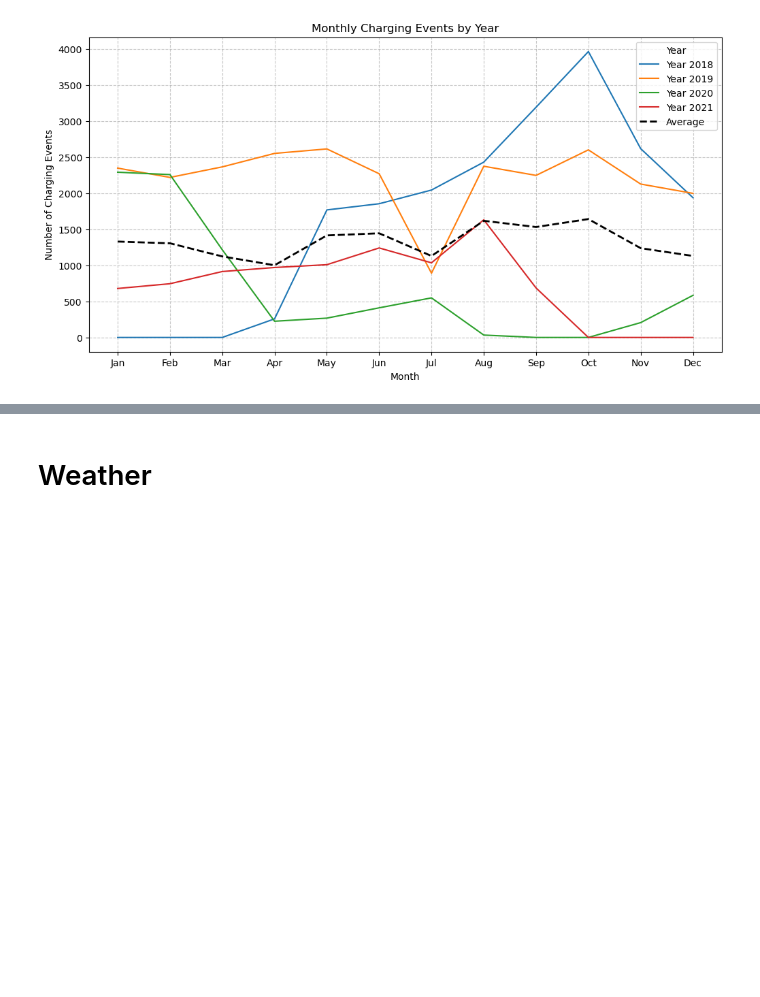
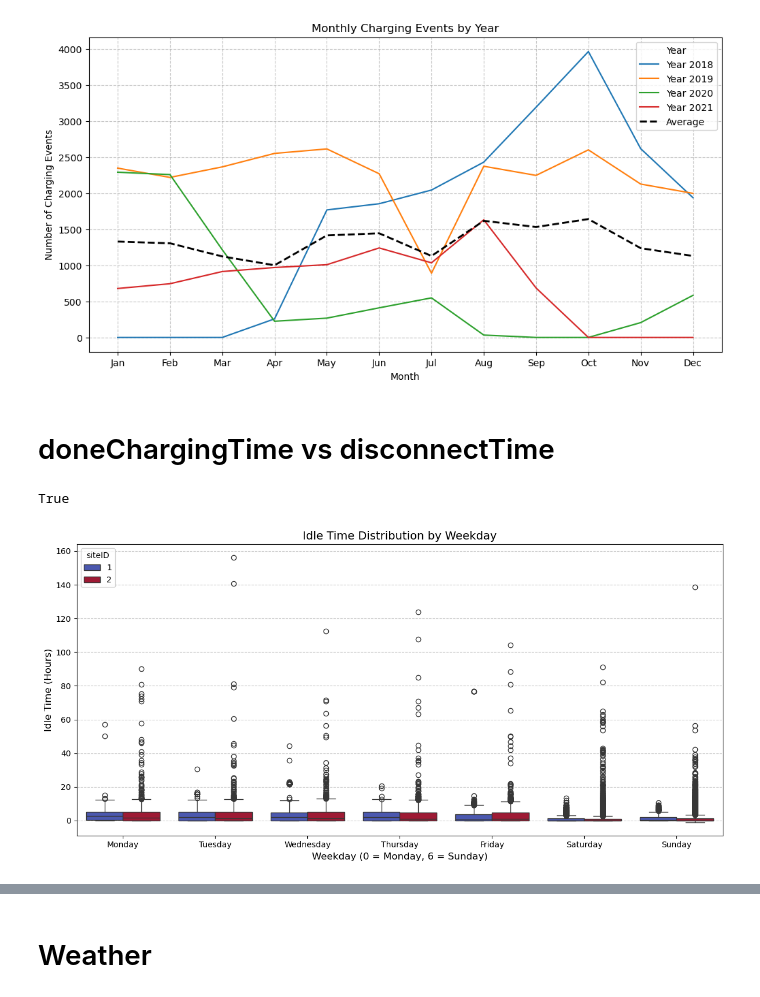
Before and after one commit to Vigro08/AA-Team-Assignment, a Jupyter notebook: Tasks/02_Descriptive_Analysis.ipynb, the cells around one changed output, grey strips where cells are left out. Drawn from its saved outputs; the diff is of its cells as text; code cells hidden in the pictures; blank space fills up the shorter version.

Commit message:
Task 2: Add Visualizations of Utilization plots for UserInput parameters and charging time;  Plot charging sessions per hour between sites

```diff
--- a/Tasks/02_Descriptive_Analysis.ipynb
+++ b/Tasks/02_Descriptive_Analysis.ipynb
@@ -141,7 +137,7 @@ charging['hourly_range'] = charging.apply(
     lambda row: pd.date_range(
         start=row['connectionTime'].floor('h'),
         end=row['disconnectTime'].ceil('h') - pd.Timedelta(hours=1),
-        freq='H'
+        freq='h'
     ), axis=1
 )
 
@@ -408,3 +408,32 @@ plt.grid(True, linestyle='--', alpha=0.7)
 plt.show()
 # %% [output]
 [figure]
+# %% [markdown]
+# doneChargingTime vs disconnectTime
+# %%
+charging['idle_time_minutes'] = (charging['disconnectTime'] - charging['doneChargingTime']).dt.total_seconds() / 60
+(charging['idle_time_minutes'] < 0).any()
+# %% [output]
+True
+# %%
+# Add a column for the weekday (0 = Monday, 6 = Sunday)
+charging['weekday'] = charging['doneChargingTime'].dt.dayofweek
+
+# Calculate idle time (in minutes)
+charging['idle_time_minutes'] = (charging['disconnectTime'] - charging['doneChargingTime']).dt.total_seconds() / 60
+charging['idle_time_hours'] = charging['idle_time_minutes'] / 60
+
+# Plot the data using a boxplot
+plt.figure(figsize=(12, 6))
+sns.boxplot(data=charging, x='weekday', y='idle_time_hours', palette='coolwarm', hue='siteID')
+
+# Customize the plot
+plt.title('Idle Time Distribution by Weekday', fontsize=14)
+plt.xlabel('Weekday (0 = Monday, 6 = Sunday)', fontsize=12)
+plt.ylabel('Idle Time (Hours)', fontsize=12)
+plt.xticks(range(7), ['Monday', 'Tuesday', 'Wednesday', 'Thursday', 'Friday', 'Saturday', 'Sunday'])
+plt.grid(axis='y', linestyle='--', alpha=0.7)
+plt.tight_layout()
+plt.show()
+# %% [output]
+[figure, added]
```
Also changed, not shown: parts of 36 cells of this notebook.
